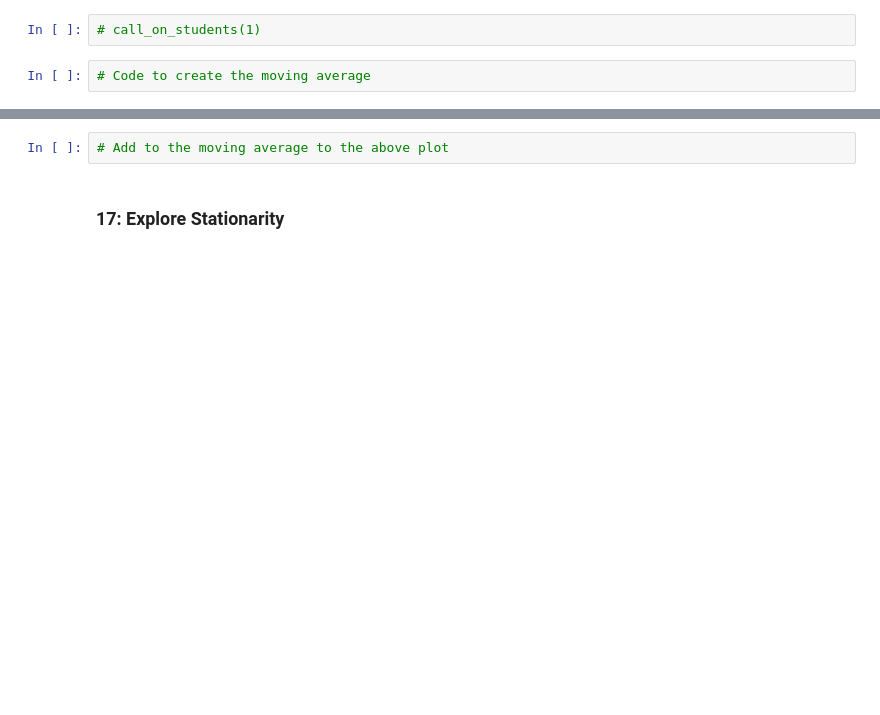
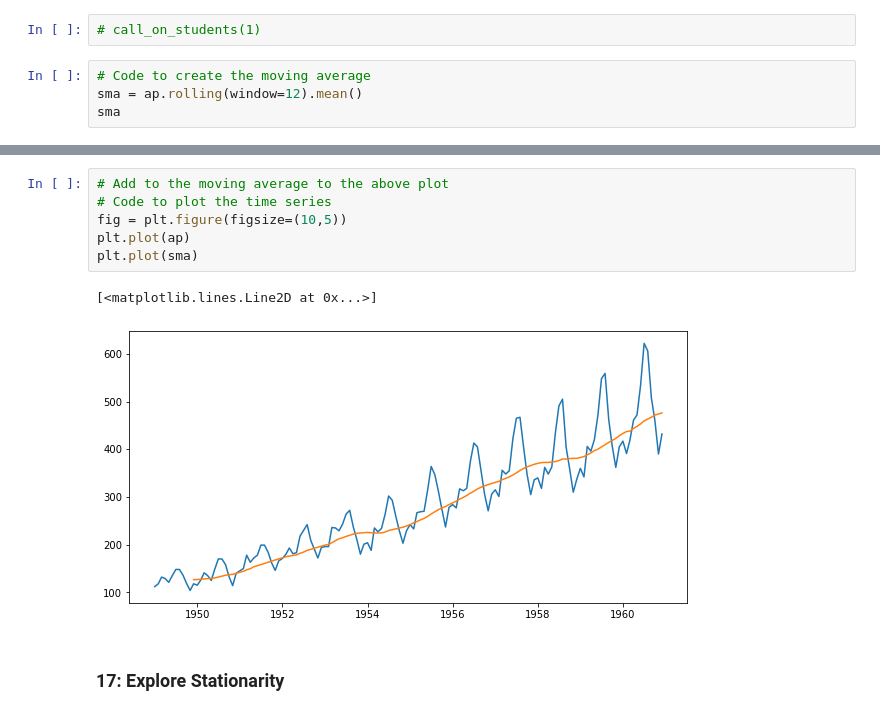
Before and after one commit to flatiron-school/ntl01-dtsc-live-103122, a Jupyter notebook: 4Phase/P4-Code-Challenge-Review.ipynb, the cells around one changed output, grey strips where cells are left out. Drawn from its saved outputs; the diff is of its cells as text; blank space fills up the shorter version.

```diff
--- a/4Phase/P4-Code-Challenge-Review.ipynb
+++ b/4Phase/P4-Code-Challenge-Review.ipynb
@@ -238,3 +326,5 @@ What window would make sense to use for this data?
 # call_on_students(1)
 # %%
 # Code to create the moving average
+sma = ap.rolling(window=12).mean()
+sma
@@ -241,5 +346,12 @@ What window would make sense to use for this data?
 # %%
 # Add to the moving average to the above plot
+# Code to plot the time series
+fig = plt.figure(figsize=(10,5))
+plt.plot(ap)
+plt.plot(sma)
+# %% [output]
+[<matplotlib.lines.Line2D at 0x...>]
+[figure, added]
 # %% [markdown]
 ### 17: Explore Stationarity
 # %%
```
Also changed, not shown: parts of 56 cells of this notebook, 5 other files.
